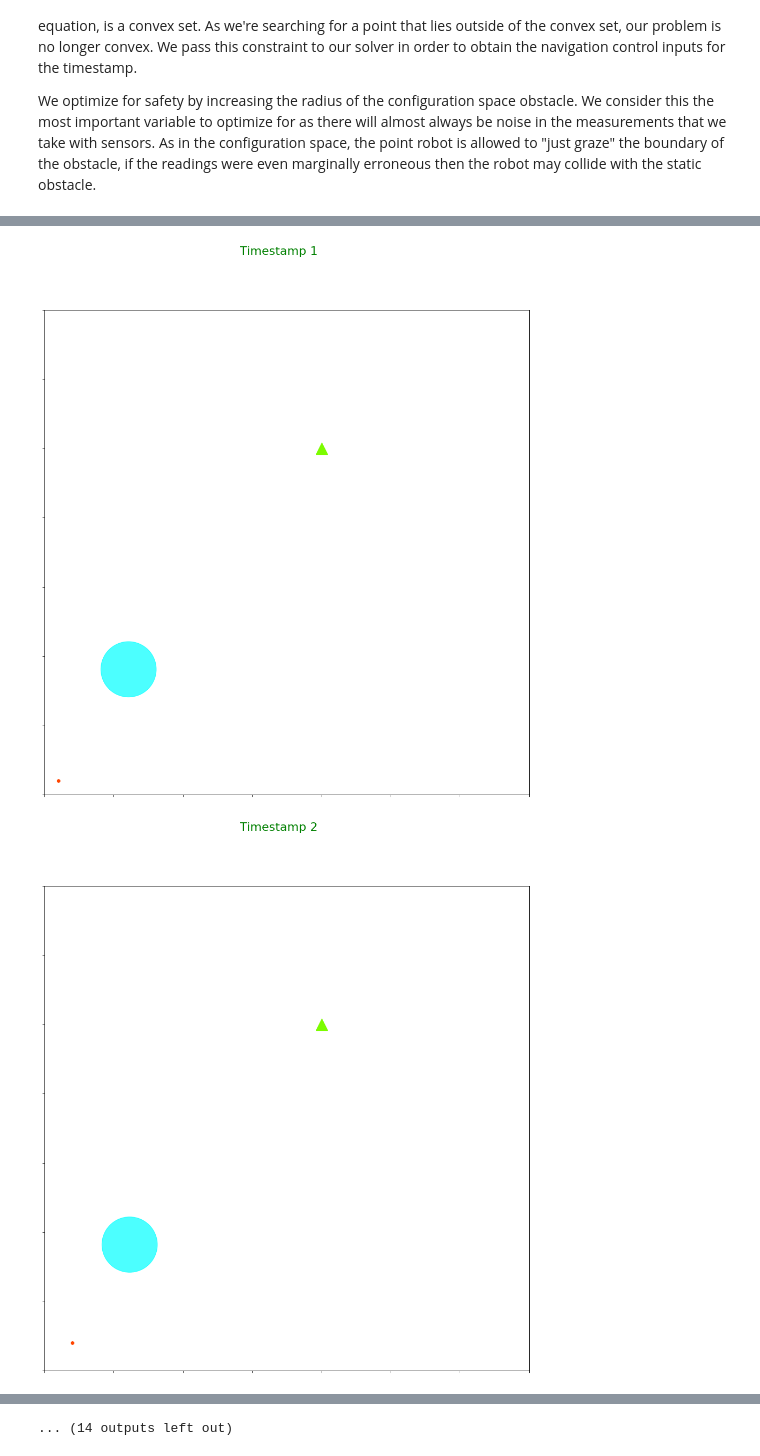
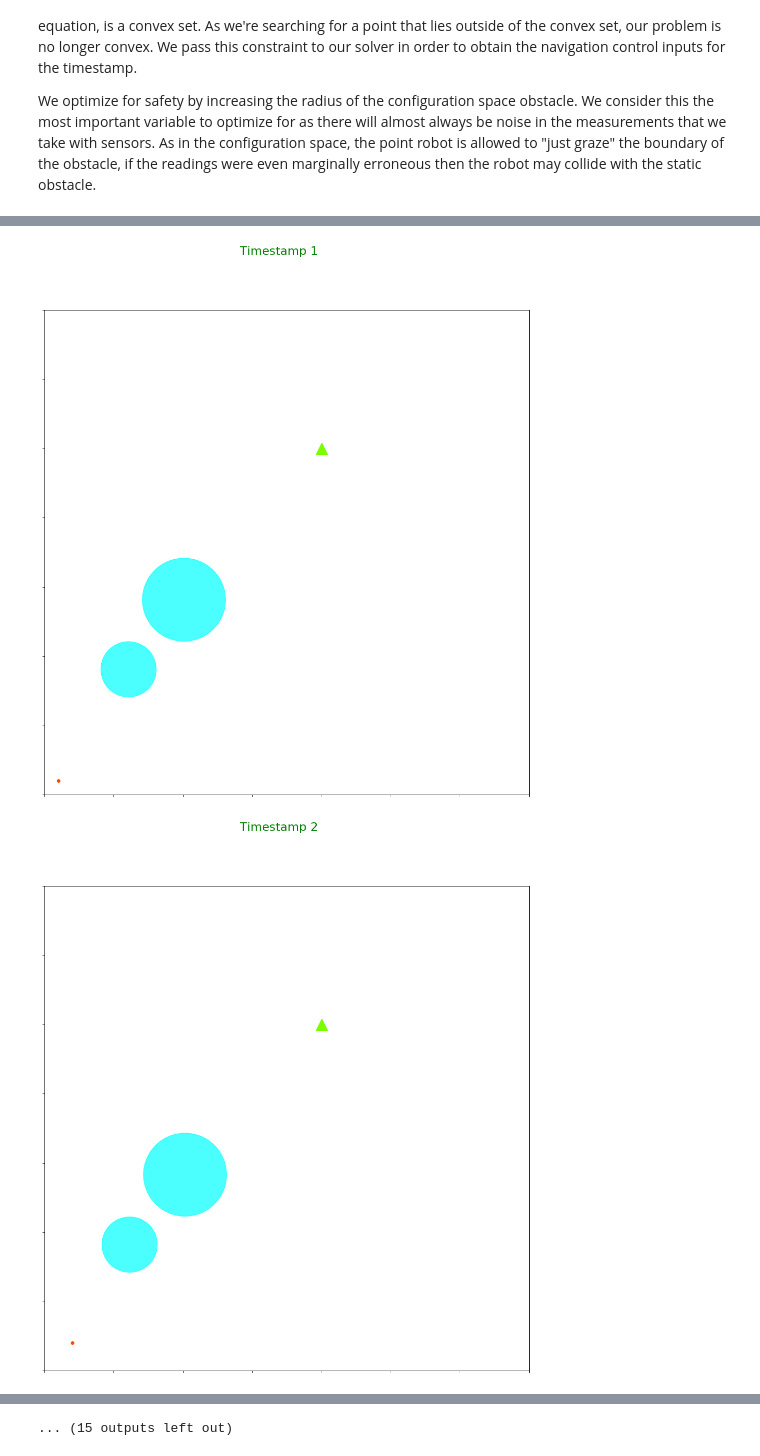
Before and after one commit to sreeharshaparuchur1/velocity-obstacle-control, a Jupyter notebook: Quadratic-Programming-MPC.ipynb, the cells around one changed output, grey strips where cells are left out. Cells and saved outputs as stored; diff of their text form; code cells hidden in the pictures.

Commit message:
Badly added Obstacle

```diff
--- a/Quadratic-Programming-MPC.ipynb
+++ b/Quadratic-Programming-MPC.ipynb
@@ -199,9 +199,12 @@ It is evident that the above constraint is non-convex (quadratic) - a circle, i.
 
 We optimize for safety by increasing the radius of the configuration space obstacle. We consider this the most important variable to optimize for as there will almost always be noise in the measurements that we take with sensors. As in the configuration space, the point robot is allowed to "just graze" the boundary of the obstacle, if the readings were even marginally erroneous then the robot may collide with the static obstacle.
 # %%
+t_del = 1
+v_init = np.array([10,10])
+
 class ColCone_MPC_Agent:
 
-    def __init__(self, start, goal, steps, vmax, obs):
+    def __init__(self, start, goal, steps, vmax, obs, obs2):
         self.xpath = []
         self.ypath = []
         self.time = 0
@@ -211,6 +214,7 @@ class ColCone_MPC_Agent:
         self.steps = steps
         self.vmax = vmax
         self.obs = obs
+        self.obs2 = obs2
 
 
     def traj_opti(self):
@@ -228,6 +232,7 @@ class ColCone_MPC_Agent:
             constr = [ v[0]>=0, v[0]<= self.vmax, v[1]>=0, v[1]<=self.vmax]
             print(f"The party's here to show {self.obs[self.time][0:2]}, {self.obs[self.time][2]}")
             constr += [ (cvx.norm(self.pos + v*t_del - self.obs[self.time][0:2].reshape(-1,1)))**2 >= (self.obs[self.time][2] + 0.3)**2]
+            constr += [ (cvx.norm(self.pos + v*t_del - self.obs2[self.time][0:2].reshape(-1,1)))**2 >= (self.obs2[self.time][2] + 0.3)**2]
             prob = cvx.Problem(obj, constr)
             #print(dccp.is_dccp(prob))
             result = prob.solve(method = 'dccp')
@@ -242,7 +247,7 @@ class ColCone_MPC_Agent:
 
             self.visualize_traj()
 
-        frames_to_video("./cc_plots_temp/*.png", "./Quadratic-programming-velocity-obstacle.mp4", 5, collision = True)
+        frames_to_video("./cc_plots_temp/*.png", "./Quadratic-programming-velocity-obstacle2.mp4", 5, collision = True)
 
 
     def visualize_traj(self):
@@ -255,6 +260,9 @@ class ColCone_MPC_Agent:
         a_circle = plt.Circle(xy = (self.obs[self.time][0], self.obs[self.time][1]), radius = self.obs[self.time][2], alpha = 0.7, color = 'aqua', edgecolor = 'pink' )
         ax.set_aspect(1)
         ax.add_patch(a_circle)
+        a_circle2 = plt.Circle(xy = (self.obs2[self.time][0], self.obs2[self.time][1]), radius = self.obs2[self.time][2], alpha = 0.7, color = 'aqua', edgecolor = 'pink' )
+        ax.set_aspect(1)
+        ax.add_patch(a_circle2)
 
         fig.suptitle("Timestamp " + str(self.time), fontsize = 20, color = 'green')
         x_path = np.array(self.xpath)
@@ -267,13 +275,14 @@ class ColCone_MPC_Agent:
 
         fig.show()
 # %%
-# print(np.linspace(6.0, 9.0, 40).reshape(-1,1).shape)
-# print(np.ones(40).shape)
 obst = np.array([np.hstack((np.linspace(6.0, 9.0, 40).reshape(-1,1), np.hstack((np.linspace(9.0, 11.0, 40).reshape(-1,1), 2 * np.ones(40).reshape(-1,1)))))])
-# print(obst.shape)
+
+obst2 = np.array([np.hstack((np.linspace(10.0, 13.0, 40).reshape(-1,1), np.hstack((np.linspace(14.0, 17.0, 40).reshape(-1,1), 3 * np.ones(40).reshape(-1,1)))))])
+
 obst = np.squeeze(obst)
+obst2 = np.squeeze(obst2)
+
 print(obst.shape)
-# print(obst[:3])
-# print(obst[2][:2])
+print(obst2.shape)
 # %% [output]
 (40, 3)
@@ -280,5 +290,5 @@ print(obst.shape)
 # %%
-bot = ColCone_MPC_Agent(np.array([0.0,0.0]).reshape((2,1)),np.array([20.0,25.0]).reshape((2,1)),40, 1, obst)
+bot = ColCone_MPC_Agent(np.array([0.0,0.0]).reshape((2,1)),np.array([20.0,25.0]).reshape((2,1)),40, 1, obst, obst2)
 bot.traj_opti()
 # %% [output]
 The party's here to show [6. 9.], 2.0
@@ -301,2 +311,2 @@ v =  [[8.37961374e-07]
-[figure, old version]
+[figure, new version]
-[figure, old version]
+[figure, new version]
@@ -312 +322 @@ v =  [[8.37961374e-07]
-... (14 outputs left out)
+... (15 outputs left out)
```
Also changed, not shown: parts of 2 cells of this notebook, 1 other file.
